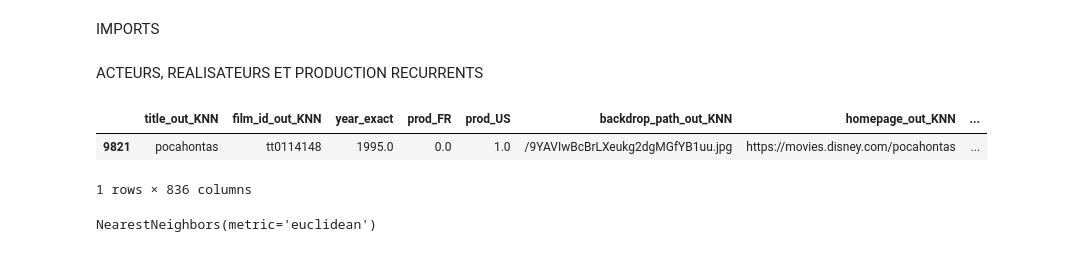
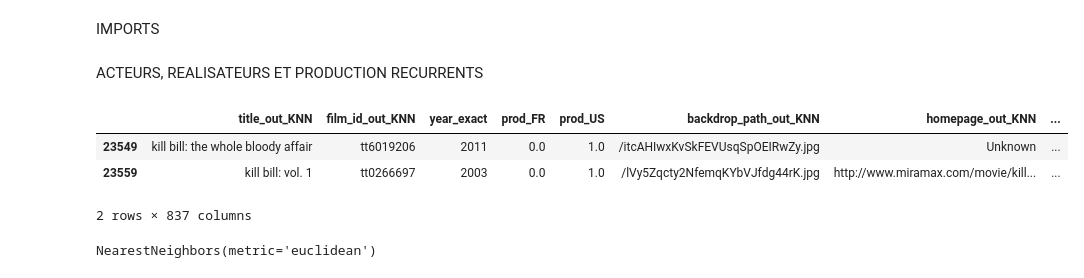
Before and after one commit to KilianCadiou/The-Rock-mendation, a Jupyter notebook: KNN.ipynb, the cells around one changed output. Drawn from its saved outputs; the diff is of its cells as text; code cells hidden in the pictures.

```diff
--- a/KNN.ipynb
+++ b/KNN.ipynb
@@ -224,7 +400,7 @@ poids = {
  'year_exact' : bof,
  'Decennie' : important,
  'runtime_exact' : rien,
- 'vote_exact' : bof,
+ 'vote_exact_tmdb' : bof,
  'arrondi_vote_exact' : colonne_cle,
 # 'vote_count_mean' : important,
  'prod_US' : important,
@@ -253,18 +429,19 @@ for element in poids_list.columns:
 # %%
 # RECHERCHE DU TITRE
 
 df_recherche = df.copy()
 df_recherche['title_out_KNN'] = df_recherche['title_out_KNN'].apply(lambda x : x.lower())
-recherche = 'pocahontas'
+recherche = 'kill bill'
 recherche2 = recherche.lower().split(" ")
 
 for element in recherche2:
     df_recherche2 = df_recherche[df_recherche['title_out_KNN'].str.contains(element)]
     df_recherche = df_recherche2
 
 display(df_recherche)
 # %% [output]
 |  | title_out_KNN | film_id_out_KNN | year_exact | prod_FR | prod_US | backdrop_path_out_KNN | homepage_out_KNN | ... |
-| 9821 | pocahontas | tt0114148 | 1995.0 | 0.0 | 1.0 | /9YAVIwBcBrLXeukg2dgMGfYB1uu.jpg | https://movies.disney.com/pocahontas | ... |
+| 23549 | kill bill: the whole bloody affair | tt6019206 | 2011 | 0.0 | 1.0 | /itcAHIwxKvSkFEVUsqSpOEIRwZy.jpg | Unknown | ... |
+| 23559 | kill bill: vol. 1 | tt0266697 | 2003 | 0.0 | 1.0 | /lVy5Zqcty2NfemqKYbVJfdg44rK.jpg | http://www.miramax.com/movie/kill... | ... |
-1 rows × 836 columns
+2 rows × 837 columns
 # %%
```
Also changed, not shown: parts of 4 cells of this notebook.
